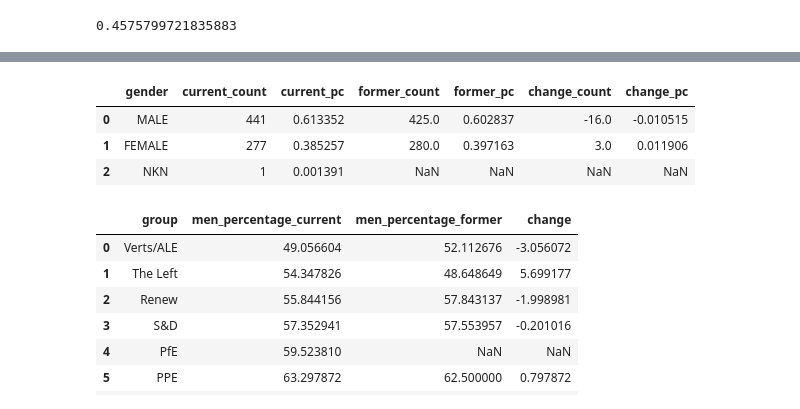
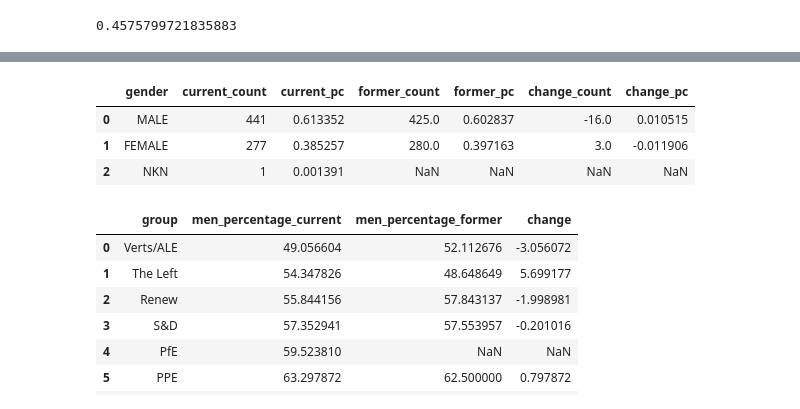
Before and after one commit to SWRdata/p081_euparlament_divers, a Jupyter notebook: analysis/followup.ipynb, the cells around one changed output, grey strips where cells are left out. Cells and saved outputs as stored; diff of their text form; code cells hidden in the pictures.

Commit message:
fix calculation of overall gender change

```diff
--- a/analysis/followup.ipynb
+++ b/analysis/followup.ipynb
@@ -139,19 +139,19 @@ committee_returned_df
 # %%
 current_gender_df = pd.DataFrame(meps_current_df.value_counts("gender"))
 current_gender_df = current_gender_df.reset_index().rename(columns = {0: "current_count"})
 current_gender_df["current_pc"] = current_gender_df["current_count"] / current_gender_df["current_count"].sum()
 former_gender_df = pd.DataFrame(meps_former_df.value_counts("gender"))
 former_gender_df = former_gender_df.reset_index().rename(columns = {0: "former_count"})
 former_gender_df["former_pc"] = former_gender_df["former_count"] / former_gender_df["former_count"].sum()
 gender_df = pd.merge(current_gender_df, former_gender_df, on = "gender", how = "outer")
 gender_df["change_count"] = gender_df["former_count"] - gender_df["current_count"]
-gender_df["change_pc"] = gender_df["former_pc"] - gender_df["current_pc"]
+gender_df["change_pc"] = gender_df["current_pc"] - gender_df["former_pc"]
 gender_df.to_csv("followup_gender.csv", index = False)
 gender_df
 # %% [output]
 |  | gender | current_count | current_pc | former_count | former_pc | change_count | change_pc |
-| 0 | MALE | 441 | 0.613352 | 425.0 | 0.602837 | -16.0 | -0.010515 |
-| 1 | FEMALE | 277 | 0.385257 | 280.0 | 0.397163 | 3.0 | 0.011906 |
+| 0 | MALE | 441 | 0.613352 | 425.0 | 0.602837 | -16.0 | 0.010515 |
+| 1 | FEMALE | 277 | 0.385257 | 280.0 | 0.397163 | 3.0 | -0.011906 |
 | 2 | NKN | 1 | 0.001391 | NaN | NaN | NaN | NaN |
 # %%
 def filter_men_perc(column, column_entries, df):
```
Also changed, not shown: parts of 6 cells of this notebook, 6 other files.
